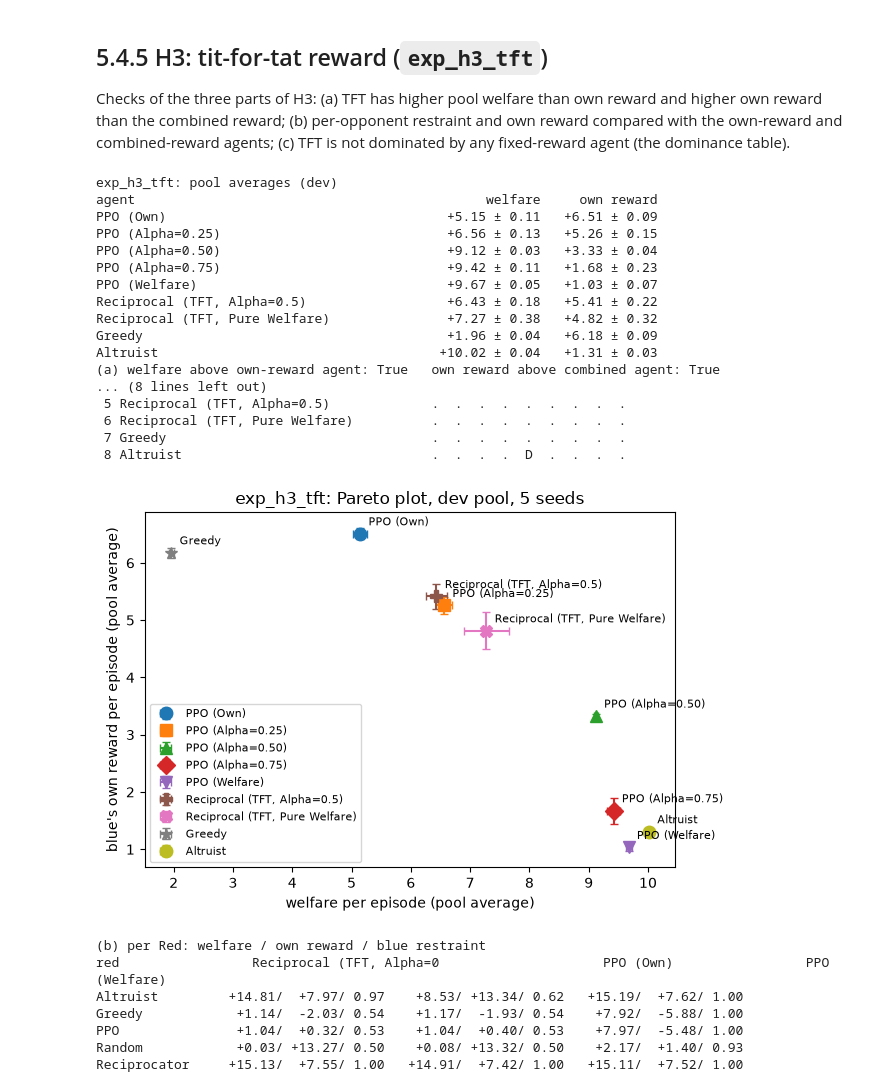
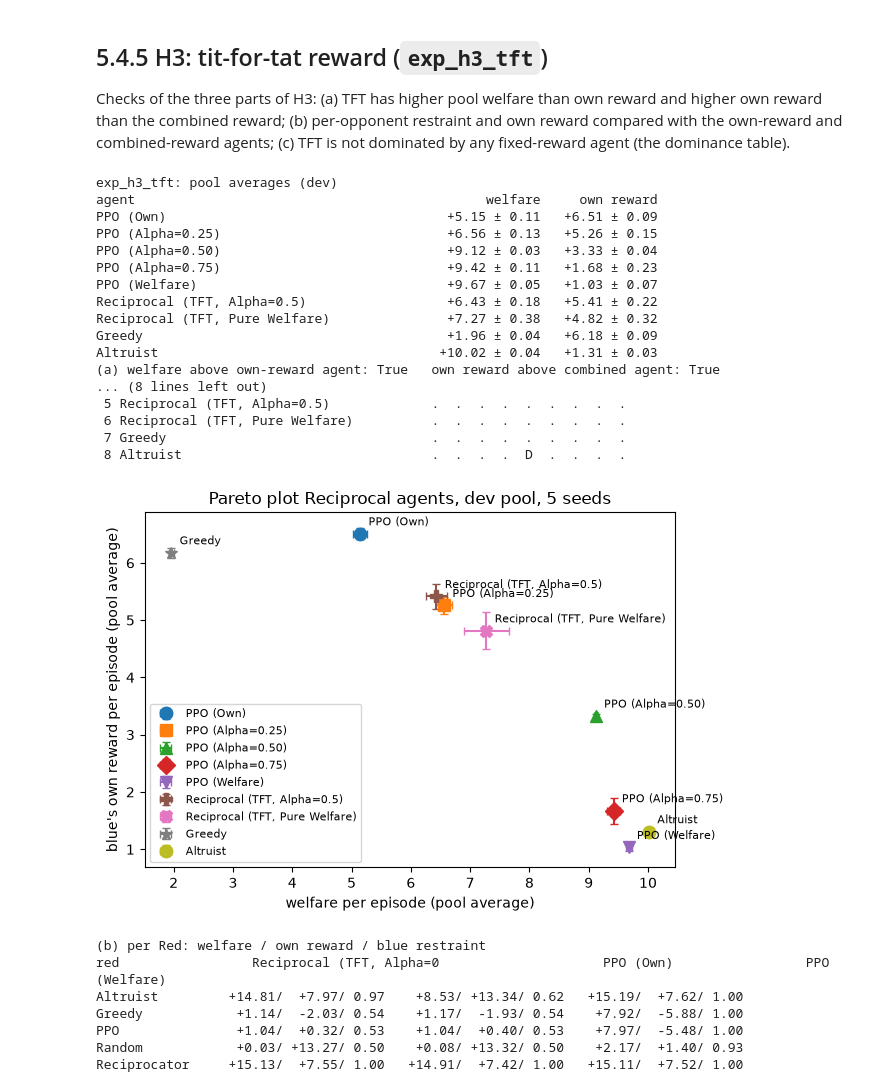
Before and after one commit to Bartva1/assignment1, a Jupyter notebook: Assignment1-baseline.ipynb, the cells around one changed output. Drawn from its saved outputs; the diff is of its cells as text; code cells hidden in the pictures.

Commit message:
Changed some plots

```diff
--- a/Assignment1-baseline.ipynb
+++ b/Assignment1-baseline.ipynb
@@ -1204,35 +1204,35 @@ w_o, b_o, *_ = pool_mean(dev['PPO (Own)'])
 w_w, b_w, *_ = pool_mean(dev['PPO (Welfare)'])
 print(f'(a) welfare above own-reward agent: {w_t > w_o}   own reward above combined agent: {b_t > b_w}')
 print('(c)')
 dominance_table(dev, h3)
-plot_pareto({n: dev[n] for n in h3}, 'exp_h3_tft: Pareto plot, dev pool, 5 seeds')
+plot_pareto({n: dev[n] for n in h3}, 'Pareto plot Reciprocal agents, dev pool, 5 seeds')
 
 print('\n(b) per Red: welfare / own reward / blue restraint')
 cols = [tft, 'PPO (Own)', 'PPO (Welfare)']
 print(f'{"red":14s}' + ''.join(f'{n[:24]:>30s}' for n in cols))
 for red in dev[tft]:
     print(f'{red:14s}' + ''.join(
         f'{dev[n][red]["welfare"].mean():+9.2f}/{dev[n][red]["reward_blue"].mean():+7.2f}/{dev[n][red]["own_share_blue"].mean():5.2f}'
         for n in cols))
 # %% [output]
 exp_h3_tft: pool averages (dev)
 agent                                             welfare     own reward
 PPO (Own)                                    +5.15 ± 0.11   +6.51 ± 0.09
 PPO (Alpha=0.25)                             +6.56 ± 0.13   +5.26 ± 0.15
 PPO (Alpha=0.50)                             +9.12 ± 0.03   +3.33 ± 0.04
 PPO (Alpha=0.75)                             +9.42 ± 0.11   +1.68 ± 0.23
 PPO (Welfare)                                +9.67 ± 0.05   +1.03 ± 0.07
 Reciprocal (TFT, Alpha=0.5)                  +6.43 ± 0.18   +5.41 ± 0.22
 Reciprocal (TFT, Pure Welfare)               +7.27 ± 0.38   +4.82 ± 0.32
 Greedy                                       +1.96 ± 0.04   +6.18 ± 0.09
 Altruist                                    +10.02 ± 0.04   +1.31 ± 0.03
 (a) welfare above own-reward agent: True   own reward above combined agent: True
 ... (8 lines left out)
  5 Reciprocal (TFT, Alpha=0.5)             .  .  .  .  .  .  .  .  .
  6 Reciprocal (TFT, Pure Welfare)          .  .  .  .  .  .  .  .  .
  7 Greedy                                  .  .  .  .  .  .  .  .  .
  8 Altruist                                .  .  .  .  D  .  .  .  .
-[figure, old version]
+[figure, new version]
 (b) per Red: welfare / own reward / blue restraint
 red                 Reciprocal (TFT, Alpha=0                     PPO (Own)                 PPO (Welfare)
 Altruist         +14.81/  +7.97/ 0.97    +8.53/ +13.34/ 0.62   +15.19/  +7.62/ 1.00
```
Also changed, not shown: parts of 2 cells of this notebook.
